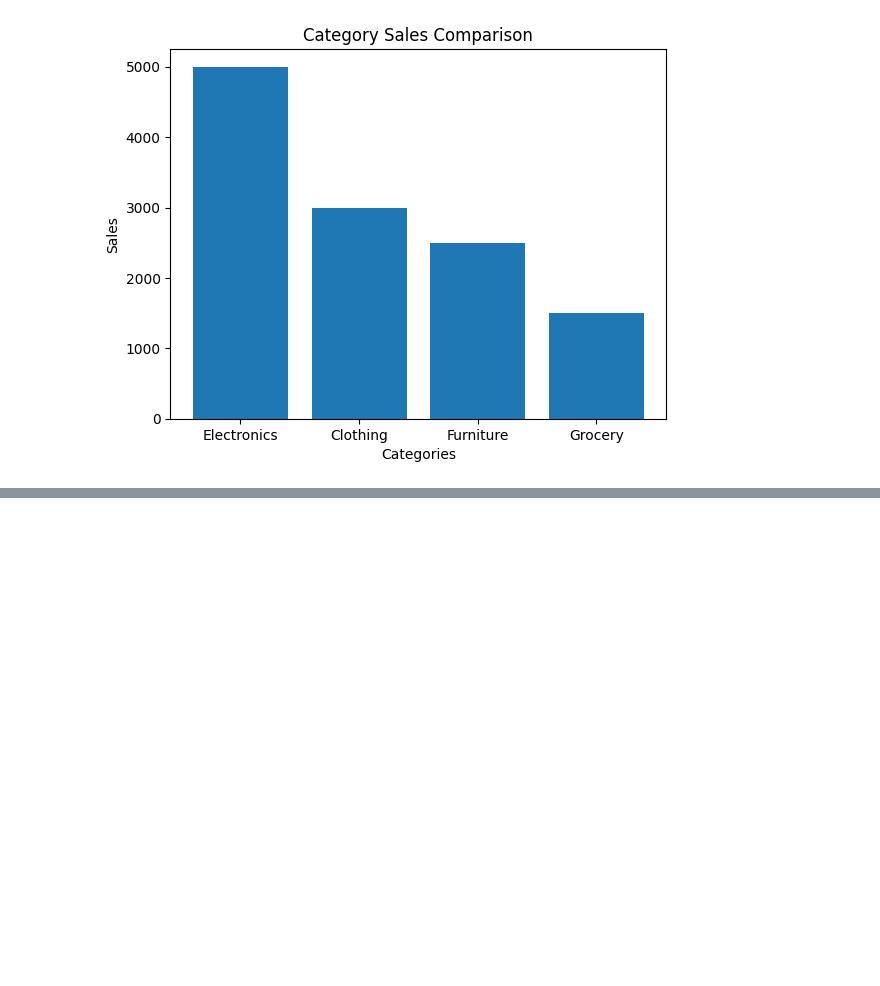
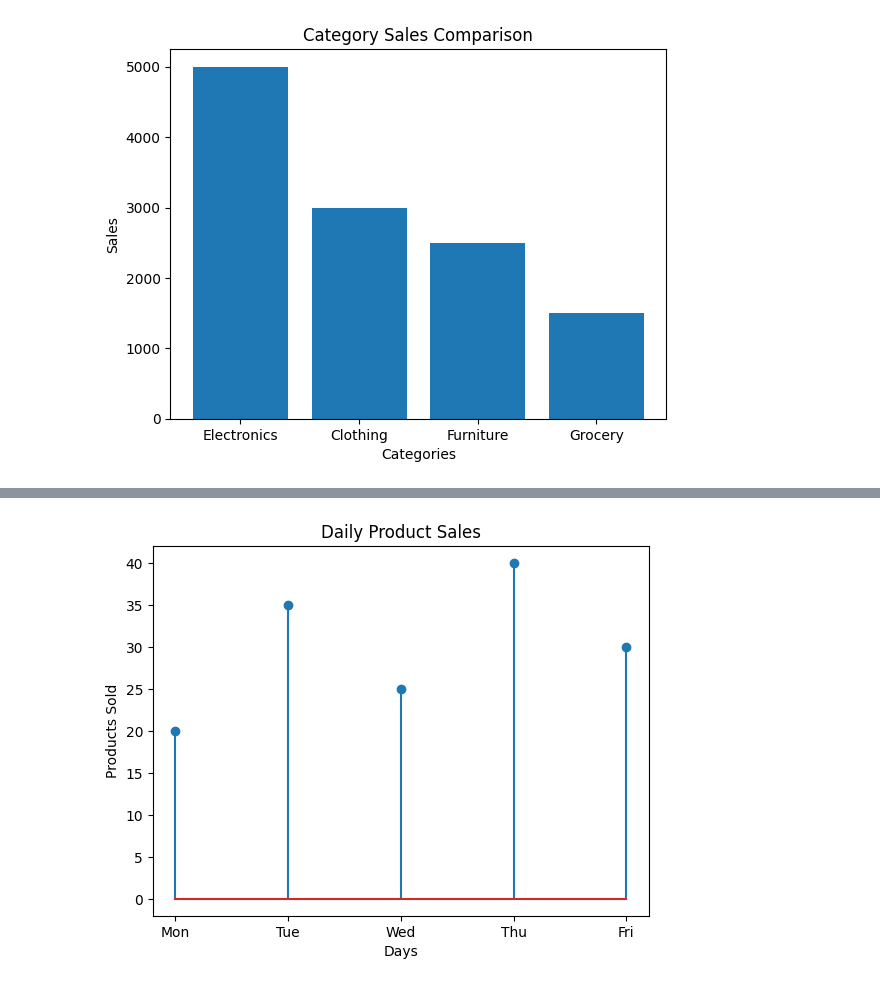
Before and after one commit to yaswanth-tech/da, a Jupyter notebook: matplot_practice.ipynb, the cells around one changed output, grey strips where cells are left out. Cells and saved outputs as stored; diff of their text form; code cells hidden in the pictures; blank space fills up the shorter version.

```diff
--- a/matplot_practice.ipynb
+++ b/matplot_practice.ipynb
@@ -130,0 +143,11 @@ Category with lowest contribution: Grocery
+# %%
+days = ["Mon", "Tue", "Wed", "Thu", "Fri"]
+sales = [20, 35, 25, 40, 30]
+
+plt.stem(days, sales)
+plt.title("Daily Product Sales")
+plt.xlabel("Days")
+plt.ylabel("Products Sold")
+plt.show()
+# %% [output]
+[figure, added]
```
Also changed, not shown: parts of 3 cells of this notebook.
